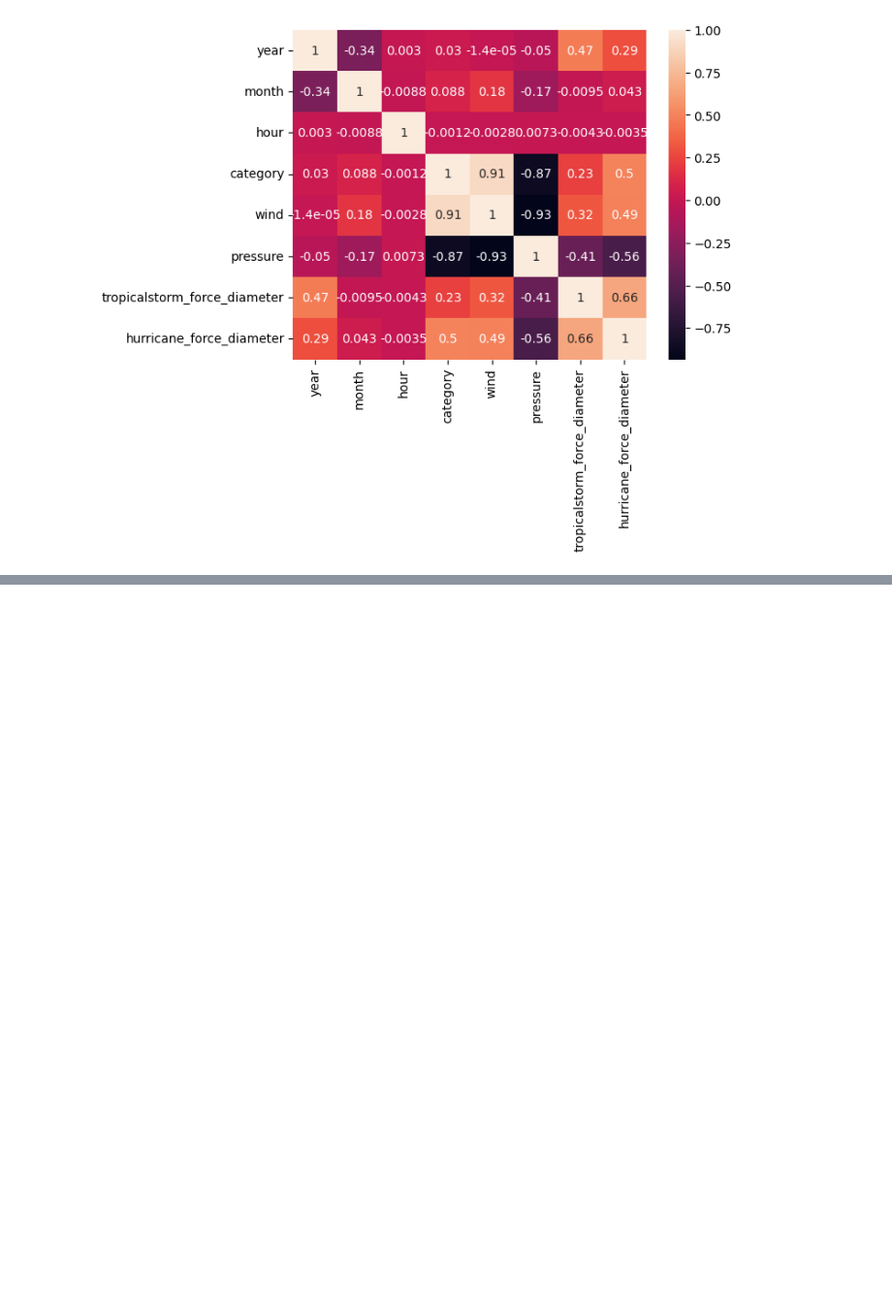
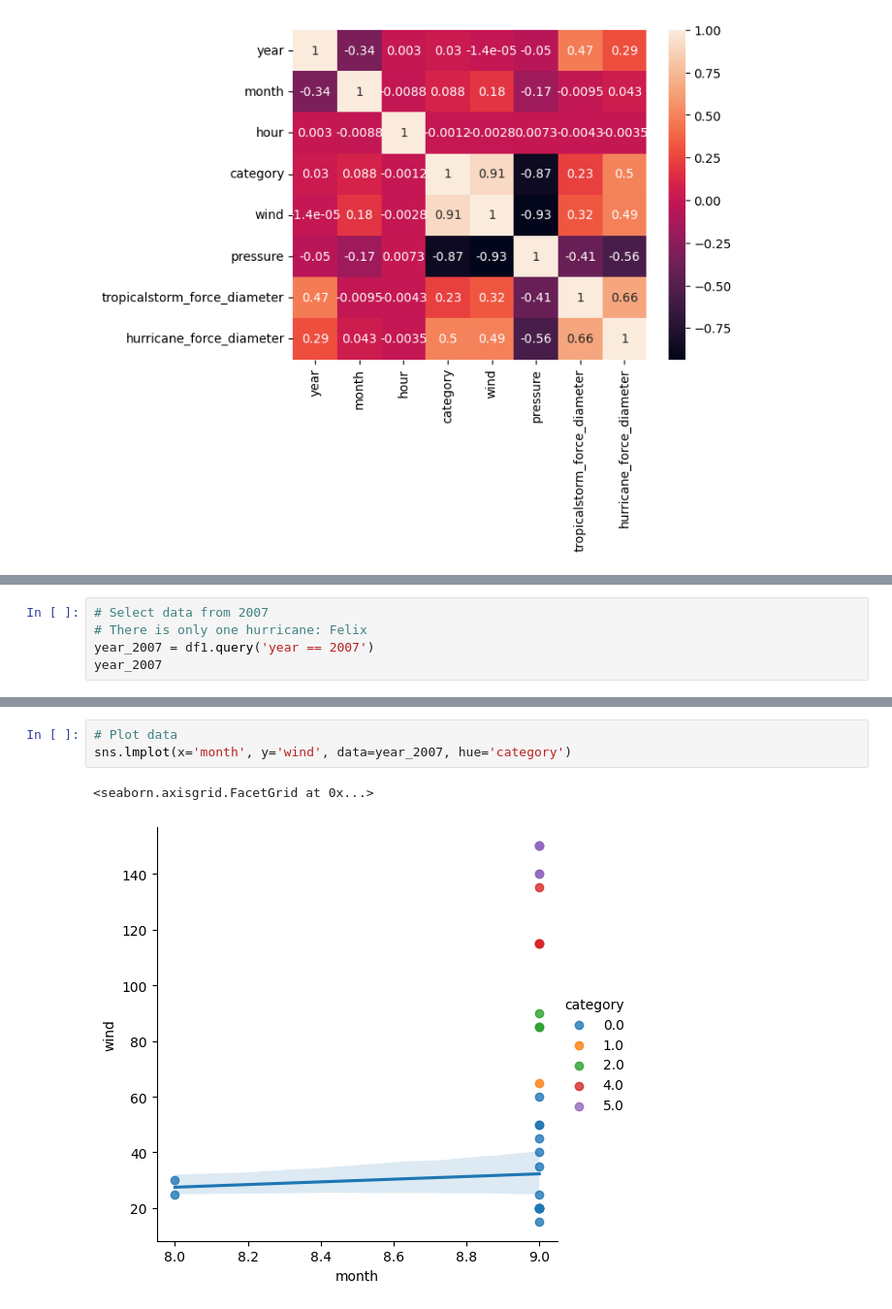
Before and after one commit to jtsillan/DataAnalytics, a Jupyter notebook: exercise_set_4/exercise_set_4_3b_stroms.ipynb, the cells around one changed output, grey strips where cells are left out. Shown at 97% size. Saved outputs shown, nothing was run; the diff lists cells and outputs as text; blank space fills up the shorter version.

```diff
--- a/exercise_set_4/exercise_set_4_3b_stroms.ipynb
+++ b/exercise_set_4/exercise_set_4_3b_stroms.ipynb
@@ -234,0 +255,5 @@ sns.heatmap(correlations1, annot=True)
+# %%
+# Select data from 2007
+# There is only one hurricane: Felix
+year_2007 = df1.query('year == 2007')
+year_2007
@@ -234,0 +278,6 @@ sns.heatmap(correlations1, annot=True)
+# %%
+# Plot data
+sns.lmplot(x='month', y='wind', data=year_2007, hue='category')
+# %% [output]
+<seaborn.axisgrid.FacetGrid at 0x...>
+[figure, added]
```
Also changed, not shown: parts of 6 cells of this notebook.
